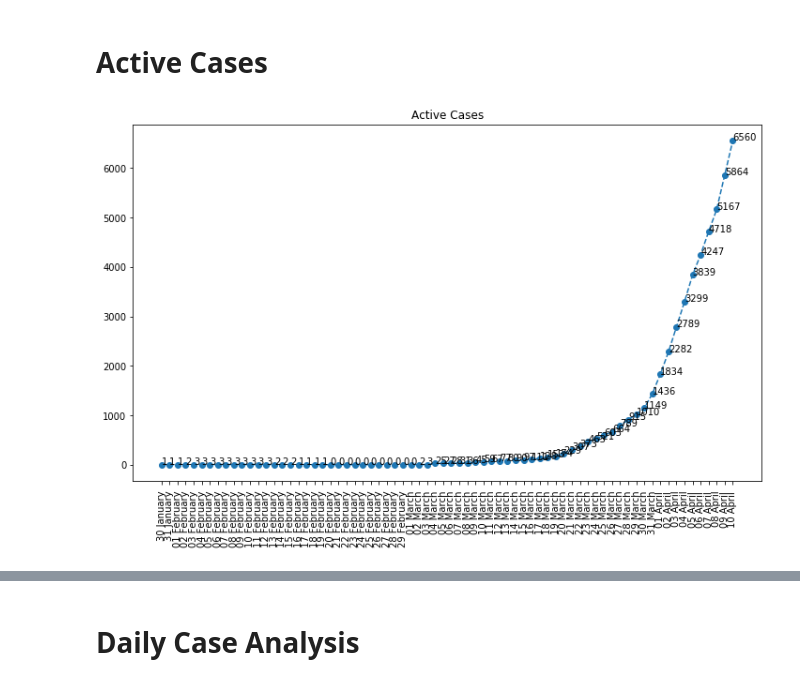
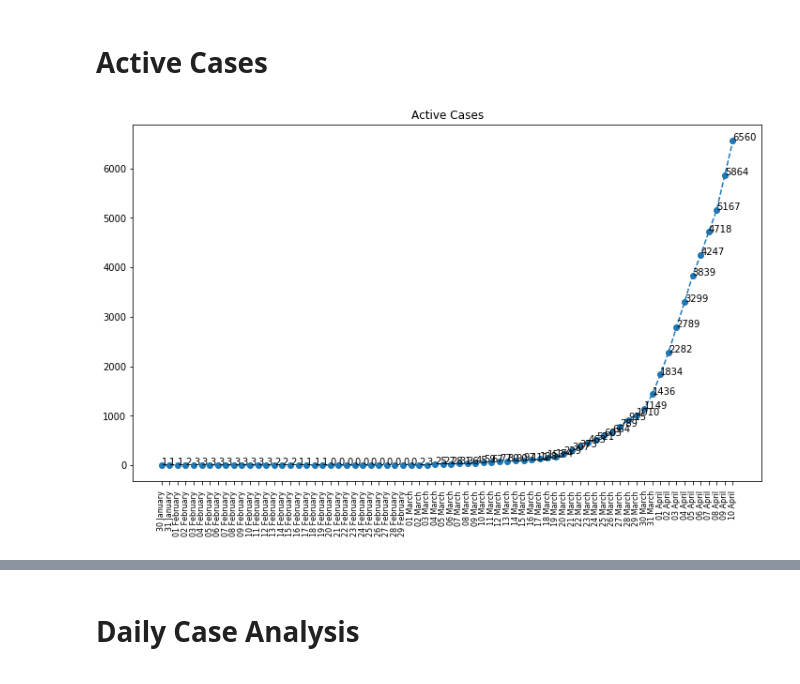
Before and after one commit to rayshu/CoVID-Tracker-India, a Jupyter notebook: Trend Analysis.ipynb, the cells around one changed output, grey strips where cells are left out. Saved outputs shown, nothing was run; the diff lists cells and outputs as text; code cells hidden in the pictures.

```diff
--- a/Trend Analysis.ipynb
+++ b/Trend Analysis.ipynb
@@ -14,15 +14,13 @@ dead_df = df.loc[(df['Status']=="Deceased"),:]
 # %%
 fig = plt.figure(figsize=(12,7))
 ax = fig.add_subplot(111)
 ax.set_title('Active Cases')
 ax.plot(daily_df['Date'], daily_df['Active'], marker='o', linestyle='--')
 
 for i,j in zip(daily_df['Date'], daily_df['Active']):
     plt.text(i,j, str(j))
-plt.xticks(rotation=90)
+plt.xticks(rotation=90, fontsize=8)
+# plt.fill_between(daily_df['Date'], daily_df['Active'], 0, alpha='0.05')
 plt.show()
-
-# fig, ax = plt.subplots(figsize=(15,5))
-# sns.plot(x=df_total["Date"], y=df_total['Active'])
 # %% [output]
-[figure, old version]
+[figure, new version]
```
Also changed, not shown: parts of 2 cells of this notebook.
